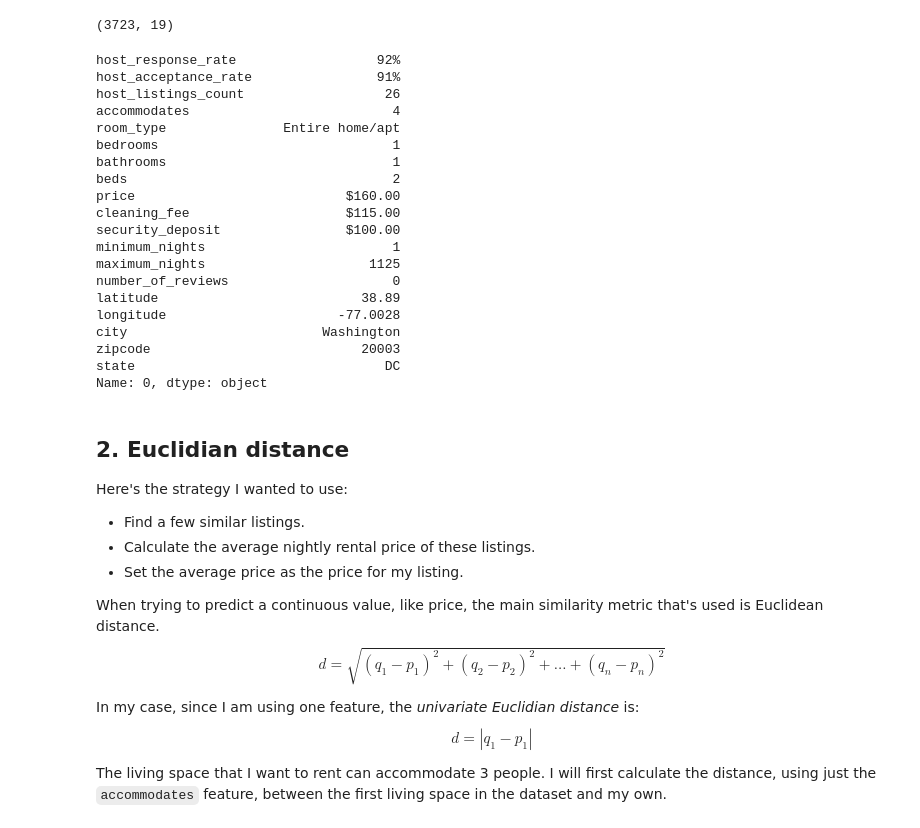
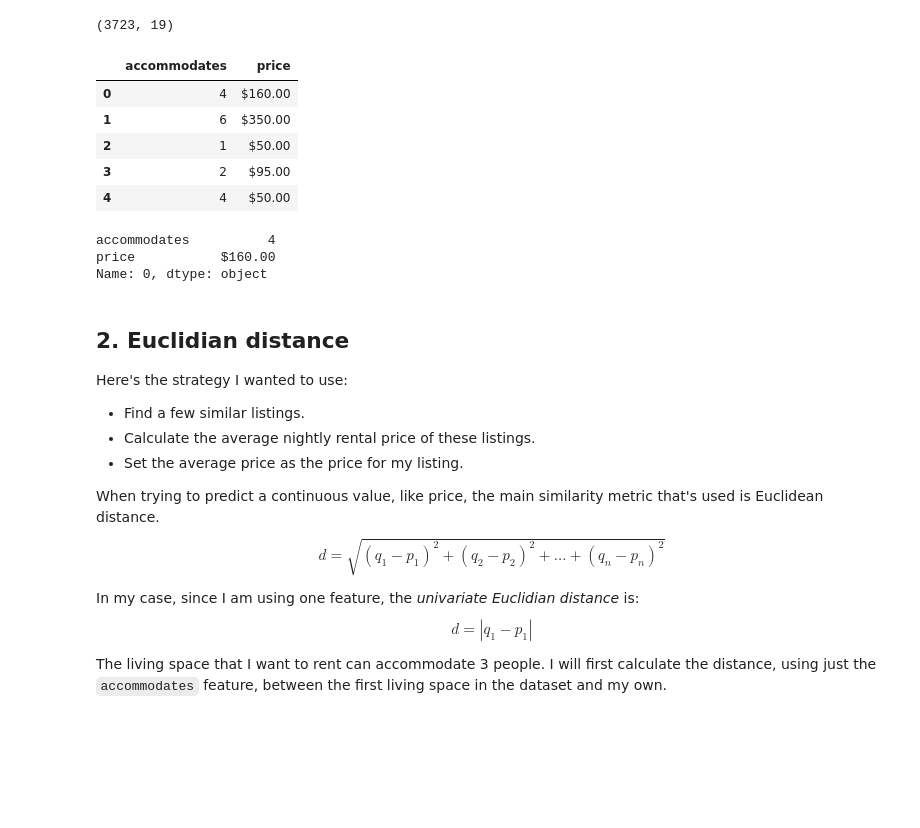
Before and after one commit to harera3/ML_Blueprints, a Jupyter notebook: 01_Predicting_AirBnB_Rental_Price.ipynb, the cells around one changed output. Drawn from its saved outputs; the diff is of its cells as text; code cells hidden in the pictures; blank space fills up the shorter version.

```diff
--- a/01_Predicting_AirBnB_Rental_Price.ipynb
+++ b/01_Predicting_AirBnB_Rental_Price.ipynb
@@ -39,29 +39,22 @@ Index(['host_response_rate', 'host_acceptance_rate', 'host_listings_count',
 dc.shape
 # %% [output]
 (3723, 19)
+# %%
+dc = dc[['accommodates', 'price']]
+dc.head()
+# %% [output]
+|  | accommodates | price |
+| 0 | 4 | $160.00 |
+| 1 | 6 | $350.00 |
+| 2 | 1 | $50.00 |
+| 3 | 2 | $95.00 |
+| 4 | 4 | $50.00 |
 # %%
 # display first row
 dc.iloc[0]
 # %% [output]
-host_response_rate                  92%
-host_acceptance_rate                91%
-host_listings_count                  26
-accommodates                          4
-room_type               Entire home/apt
-bedrooms                              1
-bathrooms                             1
-beds                                  2
-price                           $160.00
-cleaning_fee                    $115.00
-security_deposit                $100.00
-minimum_nights                        1
-maximum_nights                     1125
-number_of_reviews                     0
-latitude                          38.89
-longitude                      -77.0028
-city                         Washington
-zipcode                           20003
-state                                DC
+accommodates          4
+price           $160.00
 Name: 0, dtype: object
 # %% [markdown]
 ## 2. Euclidian distance
```
Also changed, not shown: parts of 5 cells of this notebook.
